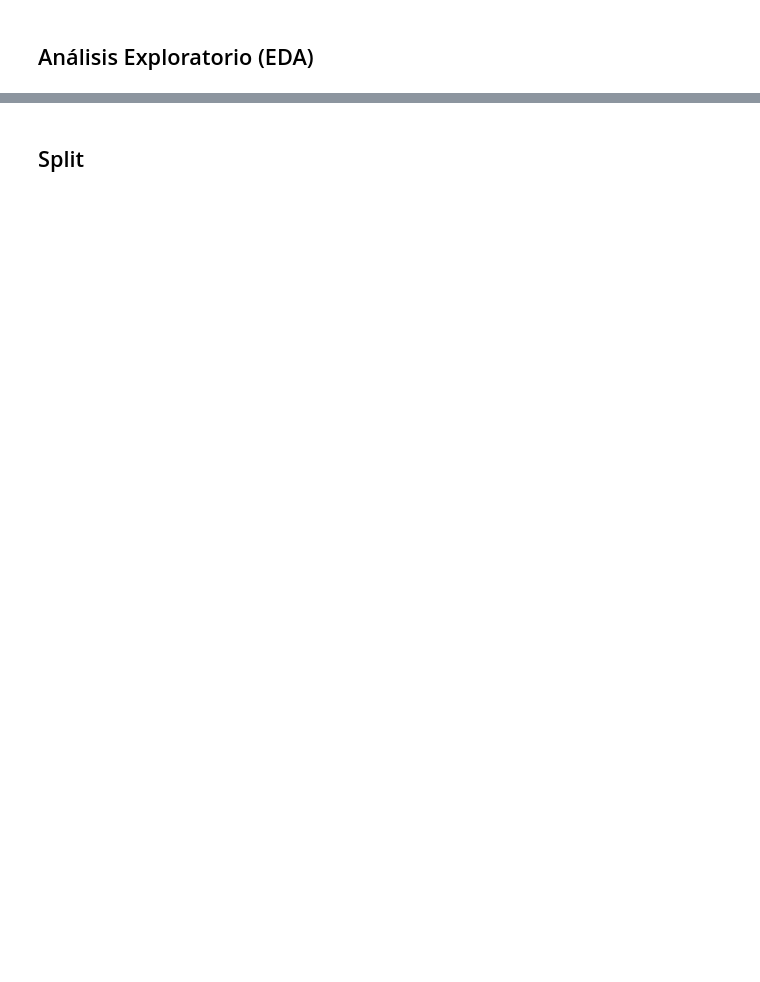
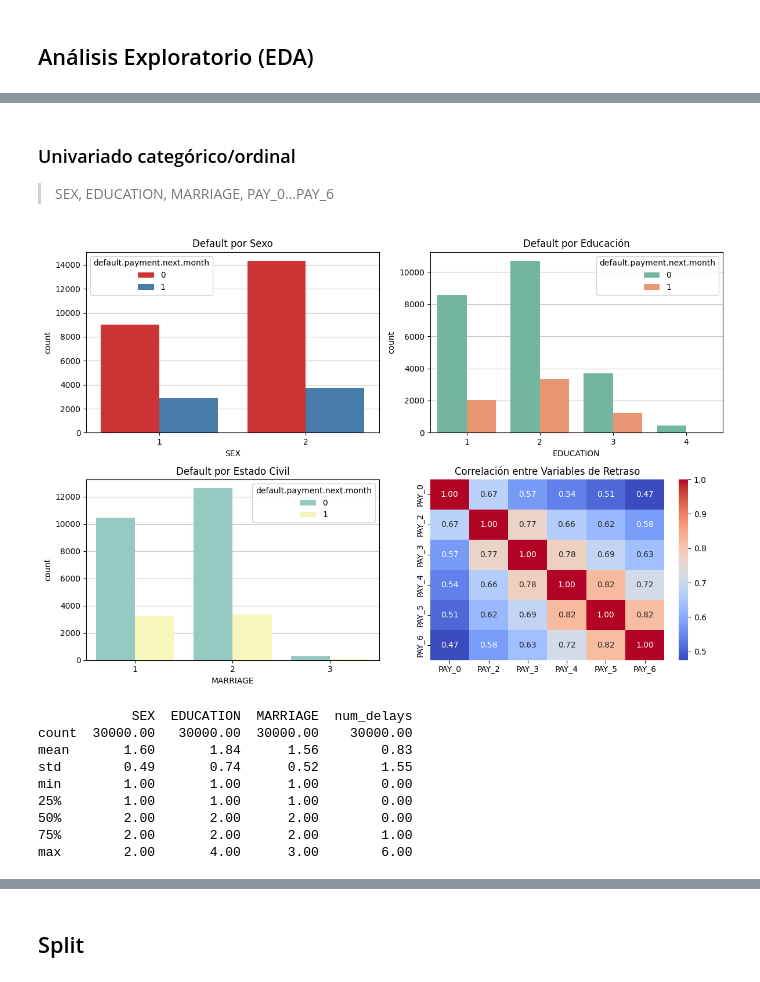
Before and after one commit to Jane-BA/credit-card-risk, a Jupyter notebook: notebook/modelo-credit.ipynb, the cells around one changed output, grey strips where cells are left out. Cells and saved outputs as stored; diff of their text form; code cells hidden in the pictures; blank space fills up the shorter version.

```diff
--- a/notebook/modelo-credit.ipynb
+++ b/notebook/modelo-credit.ipynb
@@ -277,0 +294,54 @@ df['pay_to_bill_ratio'] = df['pay_to_bill_ratio'].fillna(0)
+# %% [markdown]
+### Univariado categórico/ordinal
+> SEX, EDUCATION, MARRIAGE, PAY_0...PAY_6
+# %%
+# Visualización de la distribución de variables categóricas
+fig, ((ax1, ax2), (ax3, ax4)) = plt.subplots(2, 2, figsize=(12,8))
+
+# 1️⃣ Grafico de barras para SEX
+sns.countplot(
+    x='SEX', hue='default.payment.next.month',
+    data=df, ax=ax1, palette='Set1')
+ax1.set_title('Default por Sexo')
+ax1.yaxis.grid(True, alpha=0.7)  # Agregar cuadrícula al eje y del primer subplot
+ax1.set_axisbelow(True)  # Asegurarse de que la cuadrícula esté detrás de las barras
+
+# 2️⃣ Grafico de barras para EDUCATION
+sns.countplot(
+    x='EDUCATION', hue='default.payment.next.month',
+    data=df, ax=ax2, palette='Set2')
+ax2.set_title('Default por Educación')
+ax2.yaxis.grid(True, alpha=0.7)
+ax2.set_axisbelow(True)
+
+# 3️⃣ Grafico de barras para MARRIAGE
+sns.countplot(
+    x='MARRIAGE', hue='default.payment.next.month',
+    data=df, ax=ax3, palette='Set3')
+ax3.set_title('Default por Estado Civil')
+ax3.yaxis.grid(True, alpha=0.7)
+ax3.set_axisbelow(True)
+
+# 4️⃣ Heatmap de correlación entre variables de retraso
+# Si alguien se atrasa este mes, probablemente también el siguiente.
+sns.heatmap(
+    df[['PAY_0', 'PAY_2', 'PAY_3', 'PAY_4', 'PAY_5', 'PAY_6']].corr(),
+    annot=True, fmt=".2f", cmap='coolwarm', ax=ax4)
+ax4.set_title('Correlación entre Variables de Retraso')
+plt.tight_layout()
+plt.show()
+
+# Resumen estadístico de variables categóricas/ordinales
+resumen = df[['SEX', 'EDUCATION', 'MARRIAGE', 'num_delays']].describe().round(2)
+print(resumen)
+# %% [output]
+[figure, added]
+            SEX  EDUCATION  MARRIAGE  num_delays
+count  30000.00   30000.00  30000.00    30000.00
+mean       1.60       1.84      1.56        0.83
+std        0.49       0.74      0.52        1.55
+min        1.00       1.00      1.00        0.00
+25%        1.00       1.00      1.00        0.00
+50%        2.00       2.00      2.00        0.00
+75%        2.00       2.00      2.00        1.00
+max        2.00       4.00      3.00        6.00
```
Also changed, not shown: parts of 47 cells of this notebook, 3 other files.
